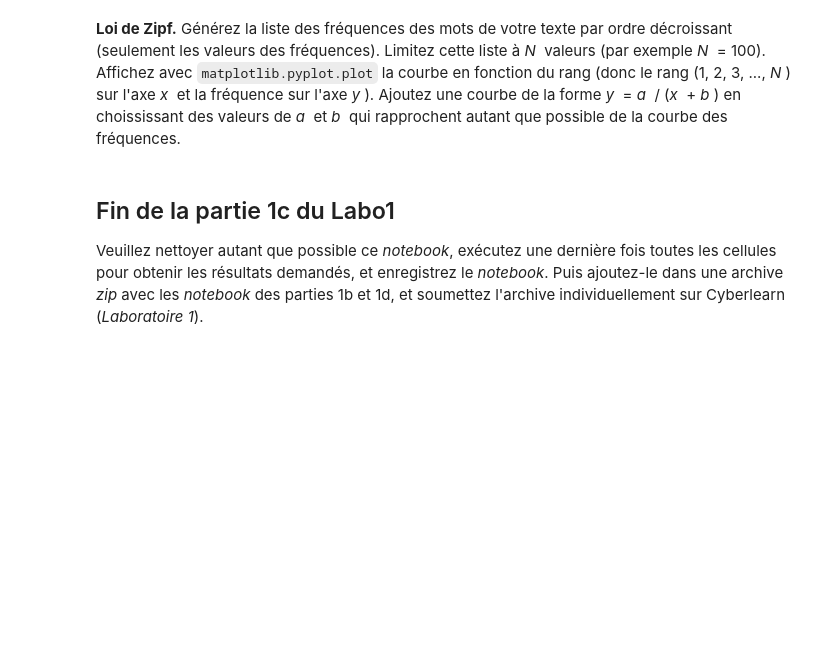
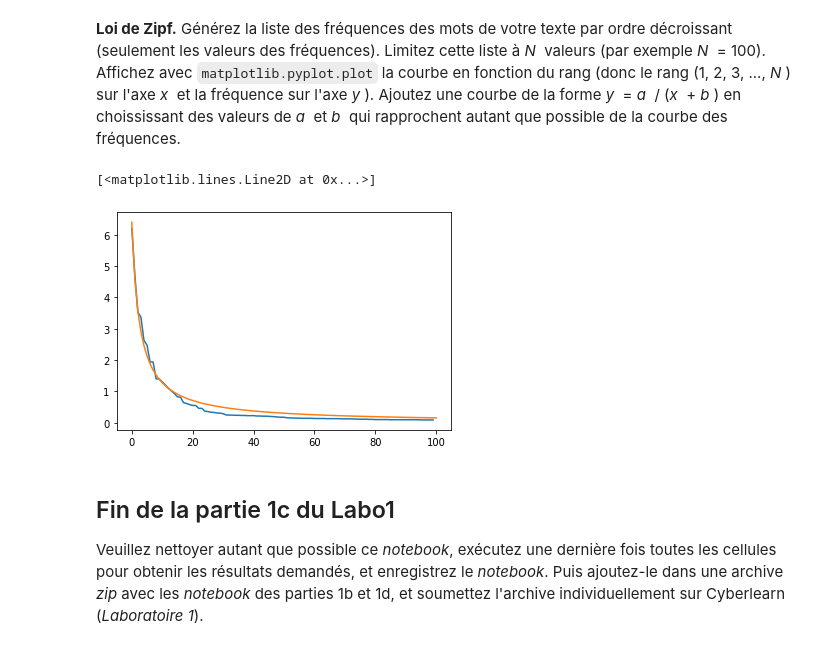
Before and after one commit to kayoumido/TAL_LABO1, a Jupyter notebook: TAL_Labo1c_student.ipynb, the cells around one changed output. Saved outputs shown, nothing was run; the diff lists cells and outputs as text; code cells hidden in the pictures; blank space fills up the shorter version.

```diff
--- a/TAL_Labo1c_student.ipynb
+++ b/TAL_Labo1c_student.ipynb
@@ -68,3 +165,24 @@ Construisez une liste avec la longueur de chaque token du texte, créez un nouve
+# %%
+import numpy as np
+# Please write your Python code in this cell and execute it.
+limit = 100
+
+frequencies = list(word_frequency.values())
+frequencies.sort(reverse=True)
+total = sum(frequencies)
+
+# change frequencies to percentage
+frequencies = list(map(lambda x: (x/total)*100, frequencies))
+# get the first 100
+frequencies = frequencies[:limit]
+
+x = np.linspace(0,limit,limit)
+y = 16 / (x+2.5)
+plt.plot(frequencies)
+plt.plot(x, y)
+# %% [output]
+[<matplotlib.lines.Line2D at 0x...>]
+[figure, added]
 # %% [markdown]
 ## Fin de la partie 1c du Labo1
 Veuillez nettoyer autant que possible ce _notebook_, exécutez une dernière fois toutes les cellules pour obtenir les résultats demandés, et enregistrez le _notebook_.  Puis ajoutez-le dans une archive _zip_ avec les _notebook_ des parties 1b et 1d, et soumettez l'archive individuellement sur Cyberlearn (_Laboratoire 1_).
```
Also changed, not shown: parts of 15 cells of this notebook, 1 other file.
